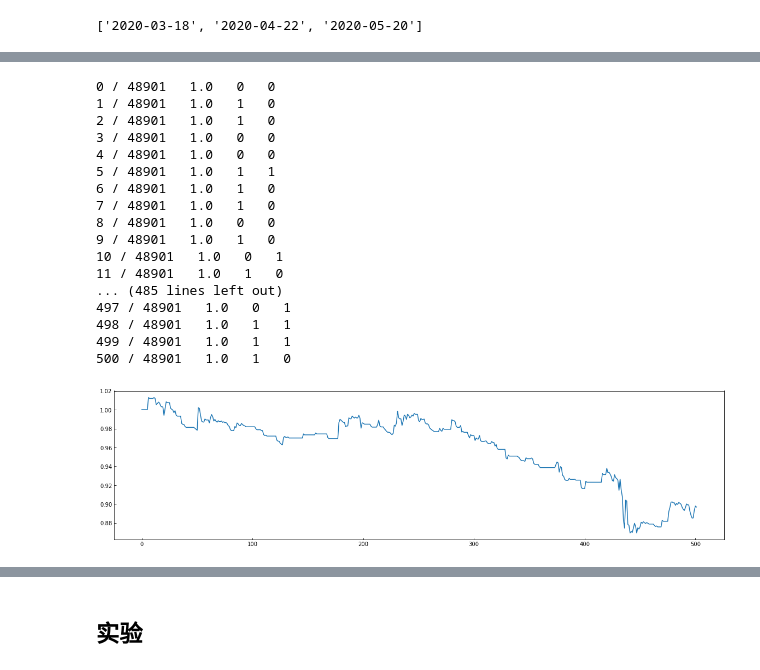
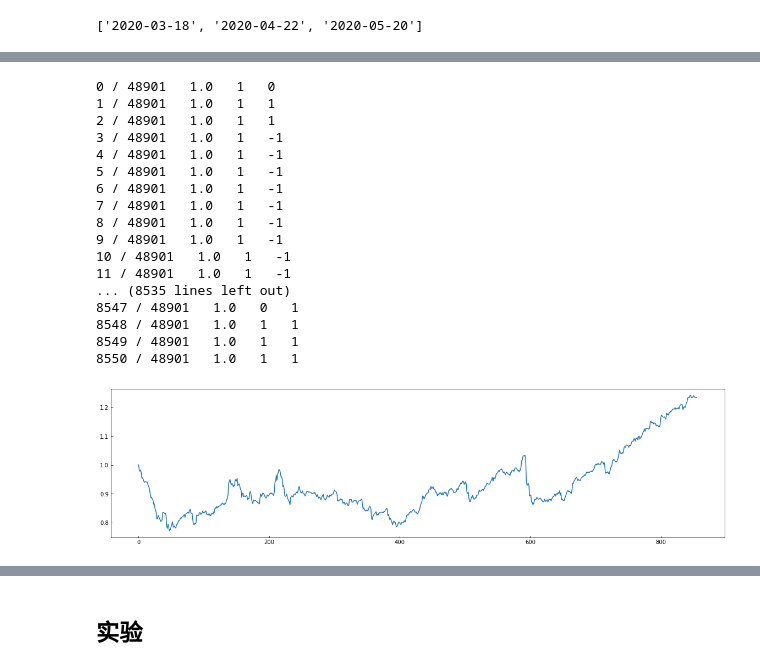
Before and after one commit to wx2480/digit, a Jupyter notebook: XGBmodel.ipynb, the cells around one changed output, grey strips where cells are left out. Saved outputs shown, nothing was run; the diff lists cells and outputs as text; code cells hidden in the pictures.

```diff
--- a/XGBmodel.ipynb
+++ b/XGBmodel.ipynb
@@ -234,8 +239,8 @@ start = ' 17:00:00'
 long_windows = 60
 medium_windows = 35
 short_windows = 10
-factors_num = 40
-ret_time = 1
+factors_num = 42
+ret_time = 10
 
 timepoint = get_strike_day(c0)
 for i in range(3):
@@ -299,6 +304,8 @@ for i in range(3):
     fac37 = (_p0.close.diff().diff()) / (_y.close.diff().diff()).diff()
     fac38 = (_c0.close.diff()/_y.close.rolling(medium_windows).std().diff())
     fac39 = (_p0.close.diff()/_y.close.rolling(medium_windows).std().diff())
+    fac40 = fac38.rolling(medium_windows).mean()
+    fac41 = fac39.rolling(medium_windows).mean()
 
     columns = ['fac{}'.format(i) for i in range(factors_num)]
     '''
@@ -319,62 +326,52 @@ for i in range(3):
 
 #     factors = factors.shift(30)
 
-    function_set = ['add', 'sub', 'mul', 'div', 'sqrt', 'log', 'abs', 'neg', 'inv', 'max', 'min']
-    gp = SymbolicTransformer(generations=20, population_size=2000,
-                         hall_of_fame=100, n_components=10,
-                         function_set=function_set,
-                         parsimony_coefficient=0.0005,
-                         max_samples=0.9, verbose=1,
-                         random_state=0, n_jobs=3)
-    gp.fit(boston.data[:300, :], boston.target[:300])
-
     Y = f(np.nan_to_num(ret))
     X = np.nan_to_num(factors.values)
 
     for _i in range(1450, _y.shape[0]-120):
         X_train, Y_train =  X[_i-1440:_i-ret_time,:], Y[_i-1440:_i-ret_time]
         X_test, Y_test = X[_i+1:_i+2,:], Y[_i+1:_i+2]
         model = XGBClassifier(n_jobs = 7)
         r = model.fit(X_train, Y_train)
         prey = r.predict(X_test)
 #         print(Y_test.iloc[0], ' ', prey[0])
         position.append(prey[0])
         print(_i-1450, '/', _y.shape[0]-1440, ' ', r.score(X_train,Y_train),' ',Y_test[0], ' ', prey[0])
-        if _i >=1950:
+        if _i >=10000:
             break
-
     pos = np.array(position)
     a = ret[1451:]
     net = [[1/ret_time] * ret_time]
     for i in range(0, len(pos)//ret_time):
         n = []
         for j in range(ret_time):
             _ = net[-1][j] + pos[ret_time*i+j] * a[ret_time*i+j] / ret_time
             if (i!=0) & (pos[ret_time*i+j] != pos[ret_time*i+j-ret_time]):
                 _ = _ - 0.001/ret_time
             n.append(_)
         net.append(n)
 
     fig, ax = plt.subplots()
     ax.plot(np.array(net).sum(axis = 1))
     fig.savefig('{}.png'.format(asdf))
     plt.show(fig)
 # %% [output]
-0 / 48901   1.0   0   0
-1 / 48901   1.0   1   0
-2 / 48901   1.0   1   0
-3 / 48901   1.0   0   0
-4 / 48901   1.0   0   0
-5 / 48901   1.0   1   1
-6 / 48901   1.0   1   0
-7 / 48901   1.0   1   0
-8 / 48901   1.0   0   0
-9 / 48901   1.0   1   0
-10 / 48901   1.0   0   1
-11 / 48901   1.0   1   0
-... (485 lines left out)
-497 / 48901   1.0   0   1
-498 / 48901   1.0   1   1
-499 / 48901   1.0   1   1
-500 / 48901   1.0   1   0
+0 / 48901   1.0   1   0
+1 / 48901   1.0   1   1
+2 / 48901   1.0   1   1
+3 / 48901   1.0   1   -1
+4 / 48901   1.0   1   -1
+5 / 48901   1.0   1   -1
+6 / 48901   1.0   1   -1
+7 / 48901   1.0   1   -1
+8 / 48901   1.0   1   -1
+9 / 48901   1.0   1   -1
+10 / 48901   1.0   1   -1
+11 / 48901   1.0   1   -1
+... (8535 lines left out)
+8547 / 48901   1.0   0   1
+8548 / 48901   1.0   1   1
+8549 / 48901   1.0   1   1
+8550 / 48901   1.0   1   1
-[figure, old version]
+[figure, new version]
```
Also changed, not shown: parts of 31 cells of this notebook, 1 other file.
